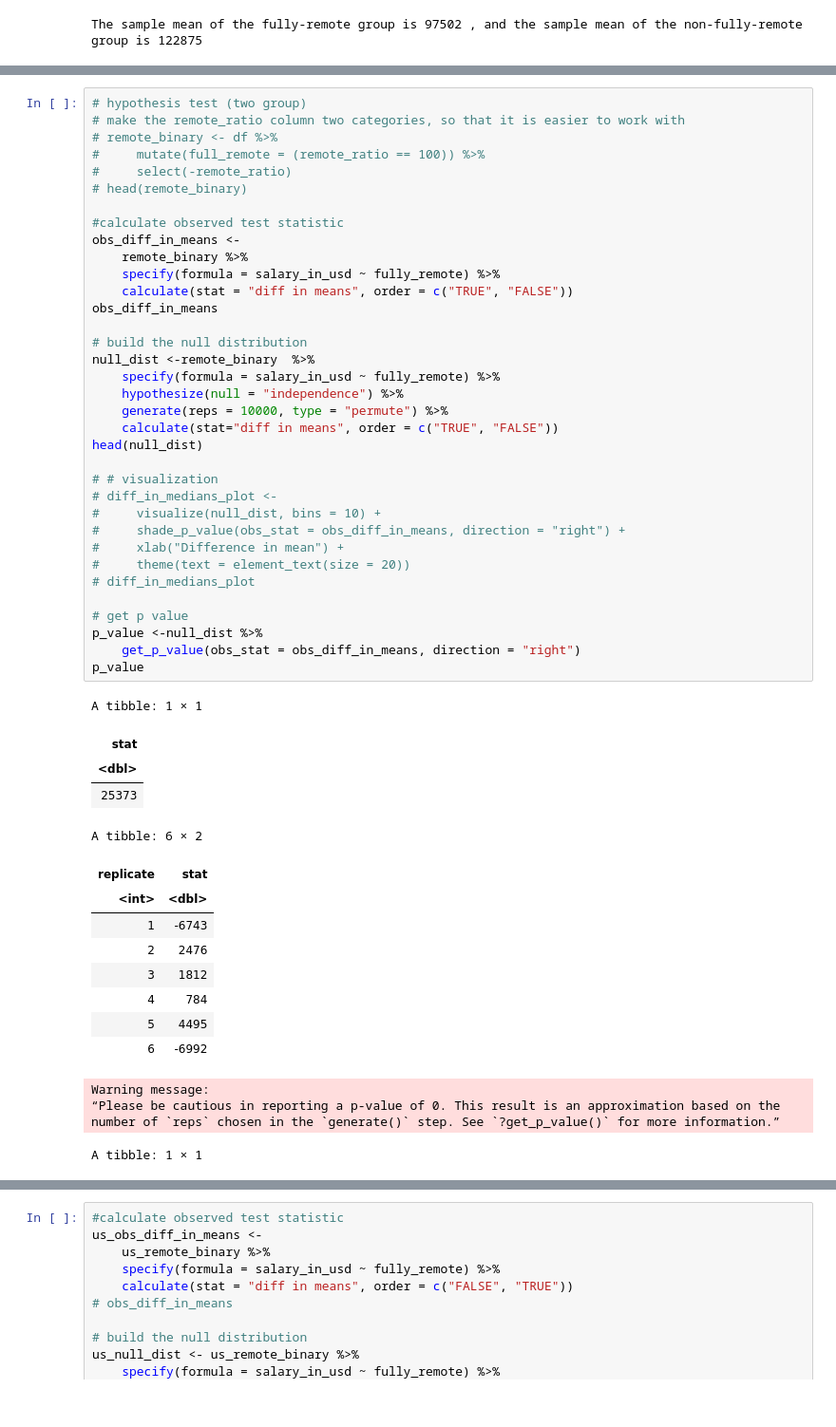
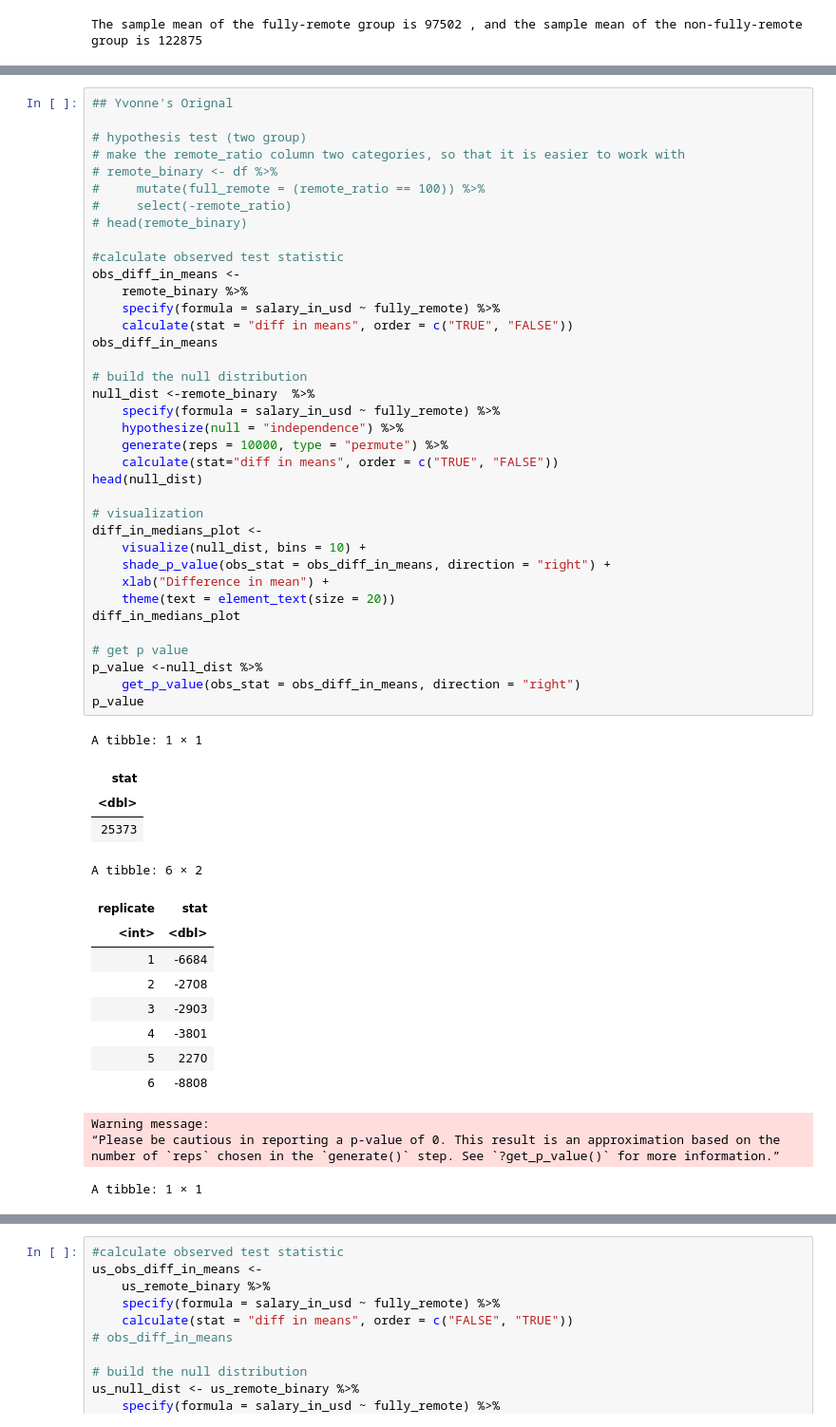
Before and after one commit to ludioludius/STAT201-Project, a Jupyter notebook: Final_Report_Draft.ipynb, the cells around one changed output, grey strips where cells are left out. Shown at 95% size. Saved outputs shown, nothing was run; the diff lists cells and outputs as text.

```diff
--- a/Final_Report_Draft.ipynb
+++ b/Final_Report_Draft.ipynb
@@ -267,4 +267,6 @@ A tibble: 1 × 2
 # %%
+## Yvonne's Orignal
+
 # hypothesis test (two group)
 # make the remote_ratio column two categories, so that it is easier to work with
 # remote_binary <- df %>%
@@ -273,46 +275,46 @@ A tibble: 1 × 2
 # head(remote_binary)
 
 #calculate observed test statistic
 obs_diff_in_means <-
     remote_binary %>%
     specify(formula = salary_in_usd ~ fully_remote) %>%
     calculate(stat = "diff in means", order = c("TRUE", "FALSE"))
 obs_diff_in_means
 
 # build the null distribution
 null_dist <-remote_binary  %>%
     specify(formula = salary_in_usd ~ fully_remote) %>%
     hypothesize(null = "independence") %>%
     generate(reps = 10000, type = "permute") %>%
     calculate(stat="diff in means", order = c("TRUE", "FALSE"))
 head(null_dist)
 
-# # visualization
-# diff_in_medians_plot <-
-#     visualize(null_dist, bins = 10) +
-#     shade_p_value(obs_stat = obs_diff_in_means, direction = "right") +
-#     xlab("Difference in mean") +
-#     theme(text = element_text(size = 20))
-# diff_in_medians_plot
+# visualization
+diff_in_medians_plot <-
+    visualize(null_dist, bins = 10) +
+    shade_p_value(obs_stat = obs_diff_in_means, direction = "right") +
+    xlab("Difference in mean") +
+    theme(text = element_text(size = 20))
+diff_in_medians_plot
 
 # get p value
 p_value <-null_dist %>%
     get_p_value(obs_stat = obs_diff_in_means, direction = "right")
 p_value
 # %% [output]
 A tibble: 1 × 1
 | stat |
 | <dbl> |
 | 25373 |
 A tibble: 6 × 2
 | replicate | stat |
 | <int> | <dbl> |
-| 1 | -6743 |
-| 2 | 2476 |
-| 3 | 1812 |
-| 4 | 784 |
-| 5 | 4495 |
-| 6 | -6992 |
+| 1 | -6684 |
+| 2 | -2708 |
+| 3 | -2903 |
+| 4 | -3801 |
+| 5 | 2270 |
+| 6 | -8808 |
 Warning message:
 “Please be cautious in reporting a p-value of 0. This result is an approximation based on the number of `reps` chosen in the `generate()` step. See `?get_p_value()` for more information.”
 A tibble: 1 × 1
```
Also changed, not shown: parts of 7 cells of this notebook.
